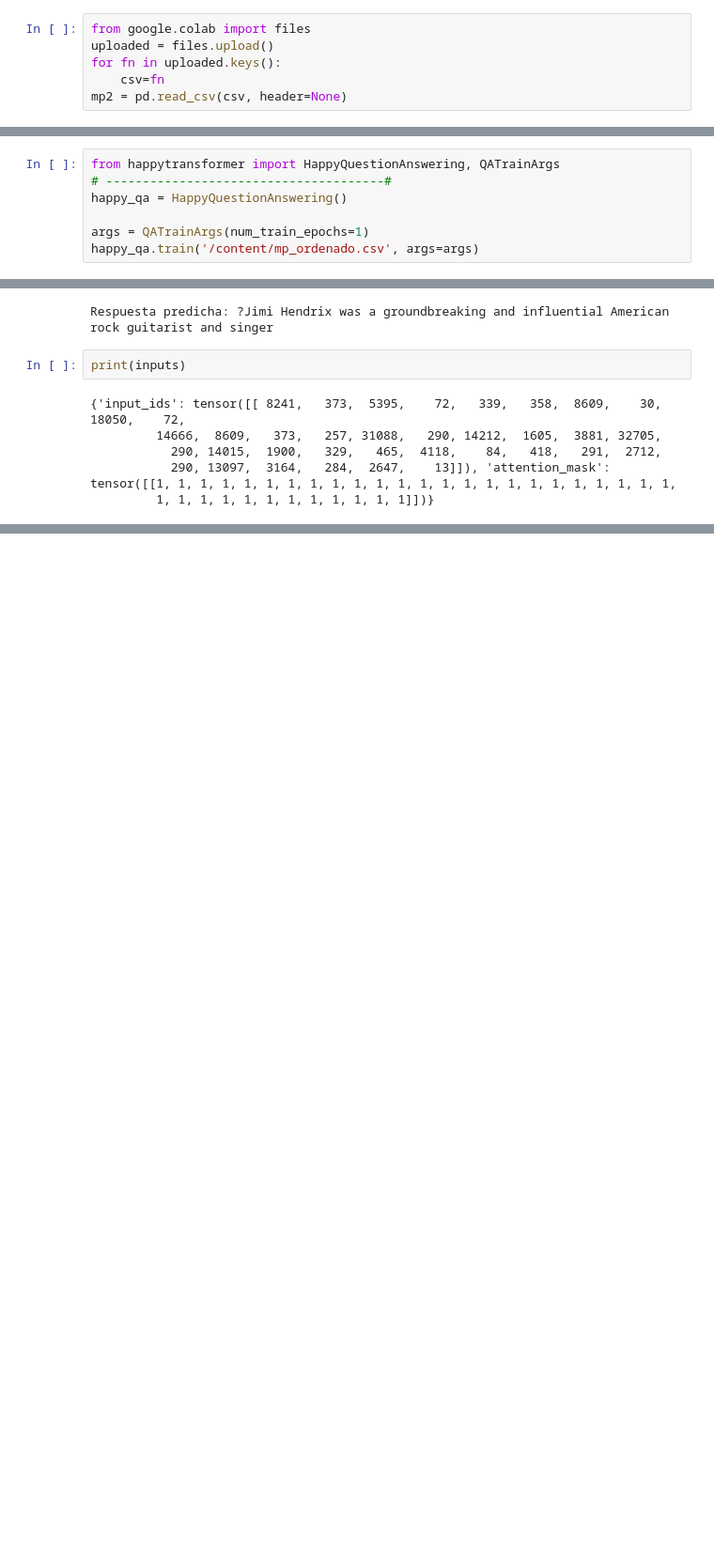
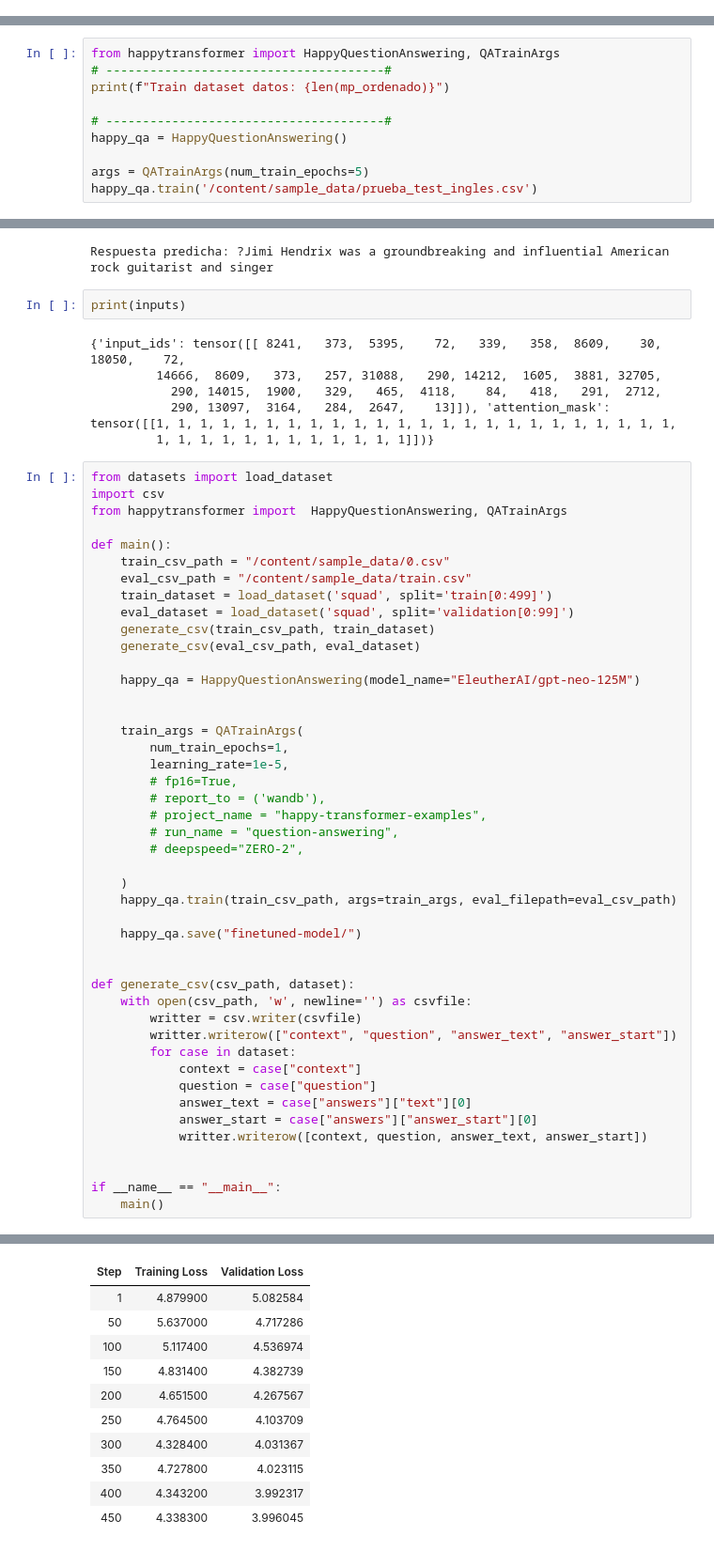
Before and after one commit to NICCANAS/NeoGPT-Duoc, a Jupyter notebook: gpt_neo_125_M.ipynb, the cells around one changed output, grey strips where cells are left out. Shown at 94% size. Cells and saved outputs as stored; diff of their text form; blank space fills up the shorter version.

Commit message:
train-test

```diff
--- a/gpt_neo_125_M.ipynb
+++ b/gpt_neo_125_M.ipynb
@@ -83,6 +71,0 @@ Saving 0.json to 0.json
-# %%
-from google.colab import files
-uploaded = files.upload()
-for fn in uploaded.keys():
-    csv=fn
-mp2 = pd.read_csv(csv, header=None)
@@ -150,7 +157,10 @@ mp_ordenado
 # %%
 from happytransformer import HappyQuestionAnswering, QATrainArgs
 # --------------------------------------#
+print(f"Train dataset datos: {len(mp_ordenado)}")
+
+# --------------------------------------#
 happy_qa = HappyQuestionAnswering()
 
-args = QATrainArgs(num_train_epochs=1)
-happy_qa.train('/content/mp_ordenado.csv', args=args)
+args = QATrainArgs(num_train_epochs=5)
+happy_qa.train('/content/sample_data/prueba_test_ingles.csv')
@@ -220,3 +251,49 @@ print(inputs)
            290, 14015,  1900,   329,   465,  4118,    84,   418,   291,  2712,
            290, 13097,  3164,   284,  2647,    13]]), 'attention_mask': tensor([[1, 1, 1, 1, 1, 1, 1, 1, 1, 1, 1, 1, 1, 1, 1, 1, 1, 1, 1, 1, 1, 1, 1, 1,
          1, 1, 1, 1, 1, 1, 1, 1, 1, 1, 1, 1]])}
+# %%
+from datasets import load_dataset
+import csv
+from happytransformer import  HappyQuestionAnswering, QATrainArgs
+
+def main():
+    train_csv_path = "/content/sample_data/0.csv"
+    eval_csv_path = "/content/sample_data/train.csv"
+    train_dataset = load_dataset('squad', split='train[0:499]')
+    eval_dataset = load_dataset('squad', split='validation[0:99]')
+    generate_csv(train_csv_path, train_dataset)
+    generate_csv(eval_csv_path, eval_dataset)
+
+    happy_qa = HappyQuestionAnswering(model_name="EleutherAI/gpt-neo-125M")
+
+
+    train_args = QATrainArgs(
+        num_train_epochs=1,
+        learning_rate=1e-5,
+        # fp16=True,
+        # report_to = ('wandb'),
+        # project_name = "happy-transformer-examples",
+        # run_name = "question-answering",
+        # deepspeed="ZERO-2",
+
+    )
+    happy_qa.train(train_csv_path, args=train_args, eval_filepath=eval_csv_path)
+
+    happy_qa.save("finetuned-model/")
+
+
+def generate_csv(csv_path, dataset):
+    with open(csv_path, 'w', newline='') as csvfile:
+        writter = csv.writer(csvfile)
+        writter.writerow(["context", "question", "answer_text", "answer_start"])
+        for case in dataset:
+            context = case["context"]
+            question = case["question"]
+            answer_text = case["answers"]["text"][0]
+            answer_start = case["answers"]["answer_start"][0]
+            writter.writerow([context, question, answer_text, answer_start])
+
+
+if __name__ == "__main__":
+    main()
+# %% [output]
@@ -222,0 +304,11 @@ print(inputs)
+| Step | Training Loss | Validation Loss |
+| 1 | 4.879900 | 5.082584 |
+| 50 | 5.637000 | 4.717286 |
+| 100 | 5.117400 | 4.536974 |
+| 150 | 4.831400 | 4.382739 |
+| 200 | 4.651500 | 4.267567 |
+| 250 | 4.764500 | 4.103709 |
+| 300 | 4.328400 | 4.031367 |
+| 350 | 4.727800 | 4.023115 |
+| 400 | 4.343200 | 3.992317 |
+| 450 | 4.338300 | 3.996045 |
```
Also changed, not shown: parts of 24 cells of this notebook, 3 other files.
